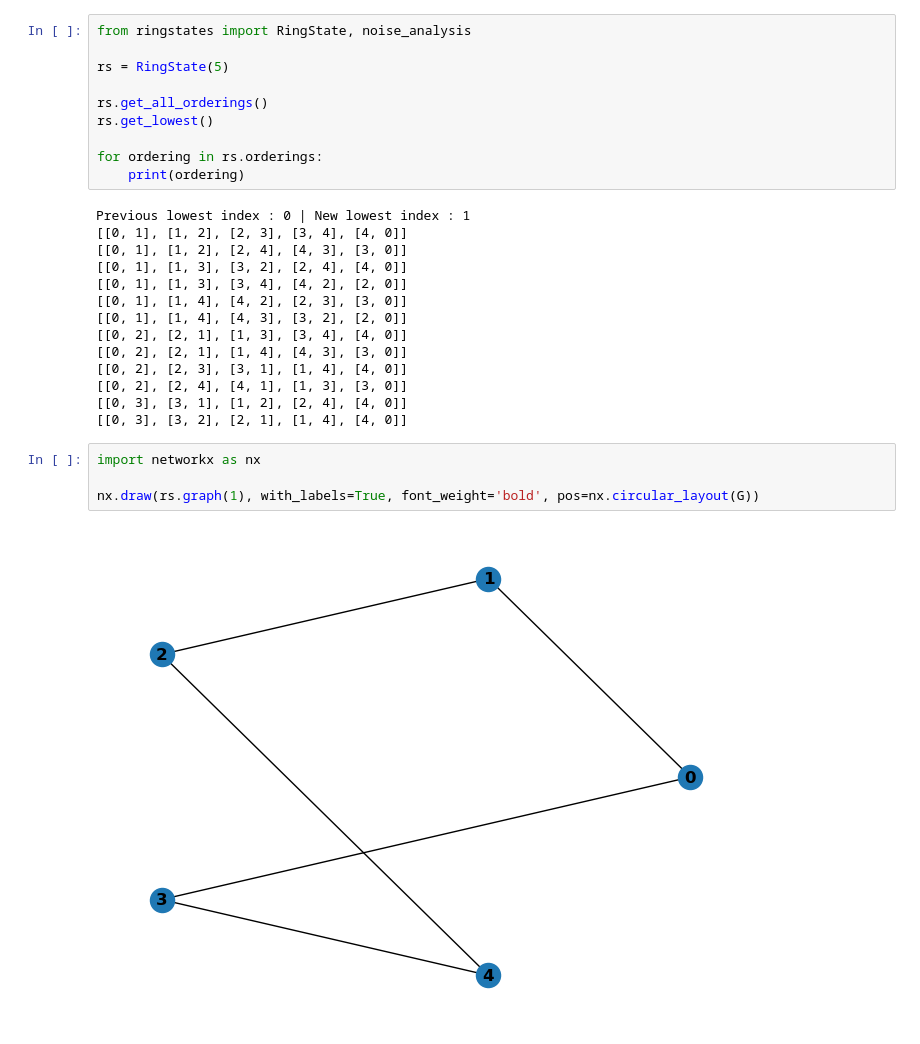
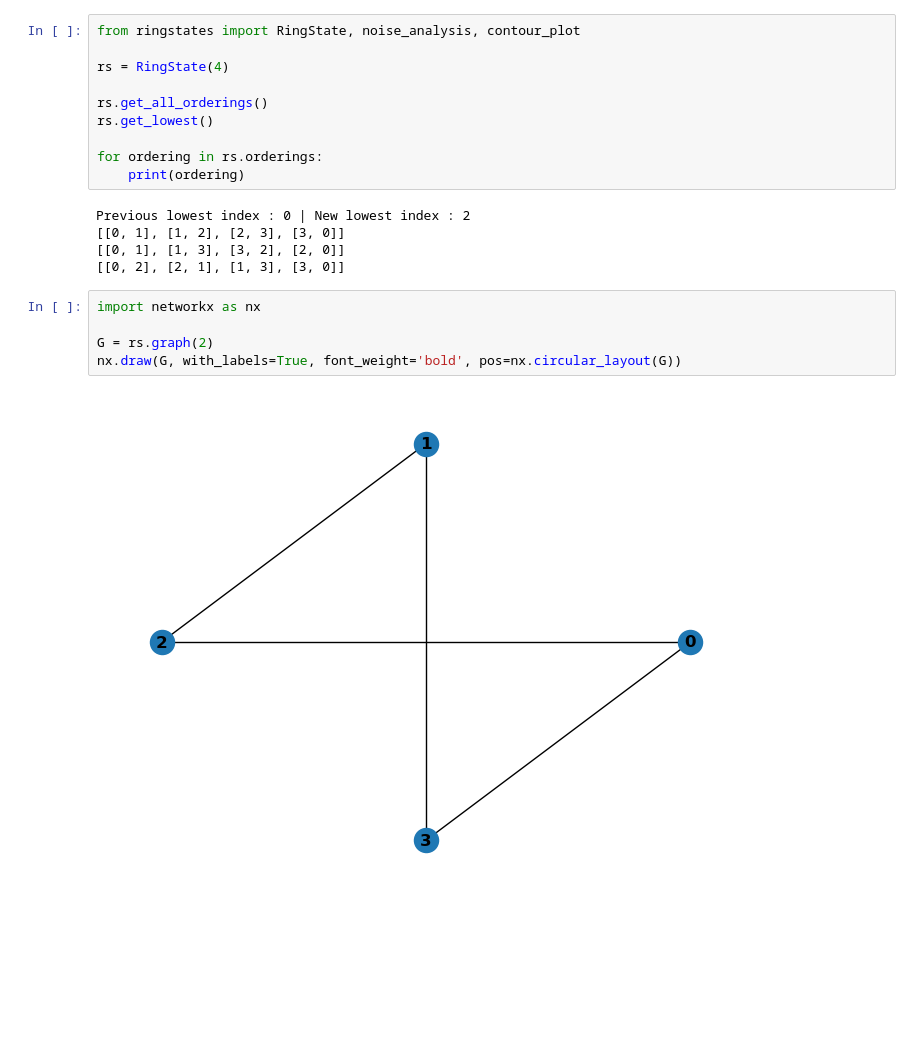
Before and after one commit to Nathaniel-Puckett/ringstates, a Jupyter notebook: docs/testing_file.ipynb, the cells around one changed output. Saved outputs shown, nothing was run; the diff lists cells and outputs as text; blank space fills up the shorter version.

```diff
--- a/docs/testing_file.ipynb
+++ b/docs/testing_file.ipynb
@@ -1,7 +1,7 @@
 # %%
-from ringstates import RingState, noise_analysis
+from ringstates import RingState, noise_analysis, contour_plot
 
-rs = RingState(5)
+rs = RingState(4)
 
 rs.get_all_orderings()
 rs.get_lowest()
@@ -9,23 +9,15 @@ rs.get_lowest()
 for ordering in rs.orderings:
     print(ordering)
 # %% [output]
-Previous lowest index : 0 | New lowest index : 1
-[[0, 1], [1, 2], [2, 3], [3, 4], [4, 0]]
-[[0, 1], [1, 2], [2, 4], [4, 3], [3, 0]]
-[[0, 1], [1, 3], [3, 2], [2, 4], [4, 0]]
-[[0, 1], [1, 3], [3, 4], [4, 2], [2, 0]]
-[[0, 1], [1, 4], [4, 2], [2, 3], [3, 0]]
-[[0, 1], [1, 4], [4, 3], [3, 2], [2, 0]]
-[[0, 2], [2, 1], [1, 3], [3, 4], [4, 0]]
-[[0, 2], [2, 1], [1, 4], [4, 3], [3, 0]]
-[[0, 2], [2, 3], [3, 1], [1, 4], [4, 0]]
-[[0, 2], [2, 4], [4, 1], [1, 3], [3, 0]]
-[[0, 3], [3, 1], [1, 2], [2, 4], [4, 0]]
-[[0, 3], [3, 2], [2, 1], [1, 4], [4, 0]]
+Previous lowest index : 0 | New lowest index : 2
+[[0, 1], [1, 2], [2, 3], [3, 0]]
+[[0, 1], [1, 3], [3, 2], [2, 0]]
+[[0, 2], [2, 1], [1, 3], [3, 0]]
 # %%
 import networkx as nx
 
-nx.draw(rs.graph(1), with_labels=True, font_weight='bold', pos=nx.circular_layout(G))
+G = rs.graph(2)
+nx.draw(G, with_labels=True, font_weight='bold', pos=nx.circular_layout(G))
 # %% [output]
-[figure, old version]
+[figure, new version]
 # %%
```
Also changed, not shown: parts of 4 cells of this notebook, 2 other files.
